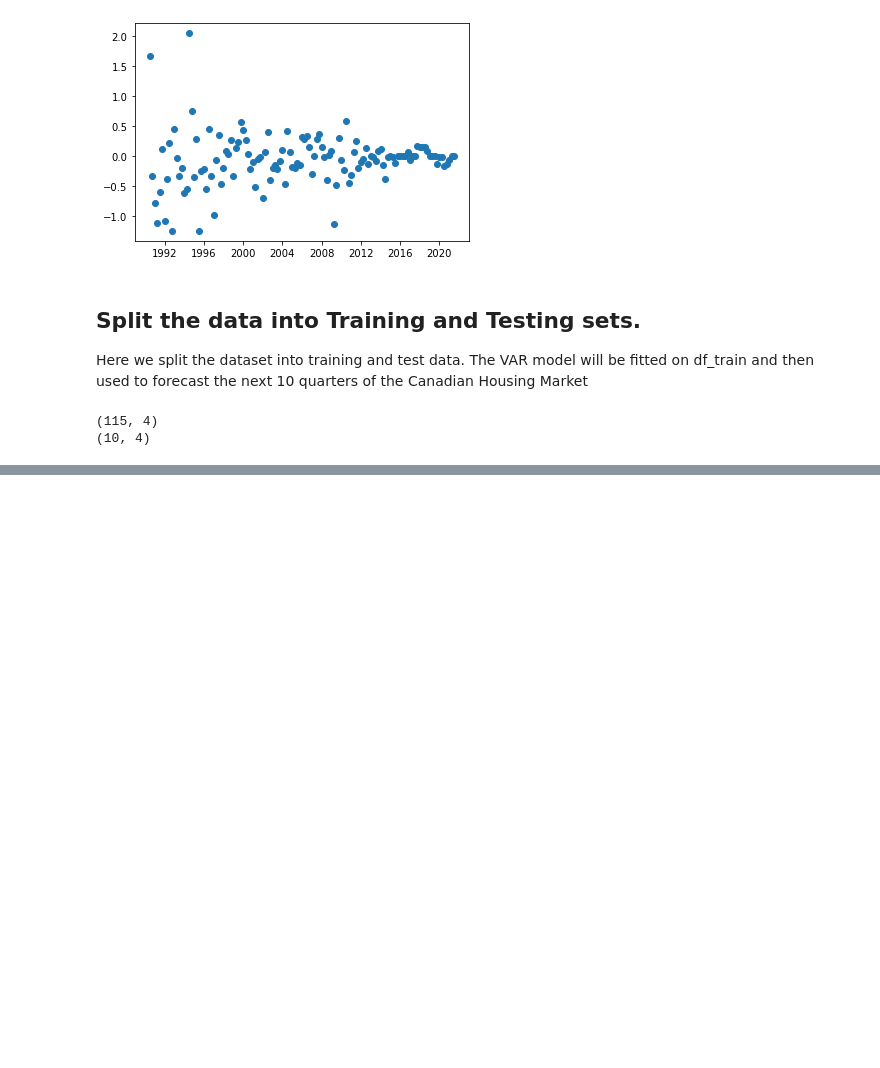
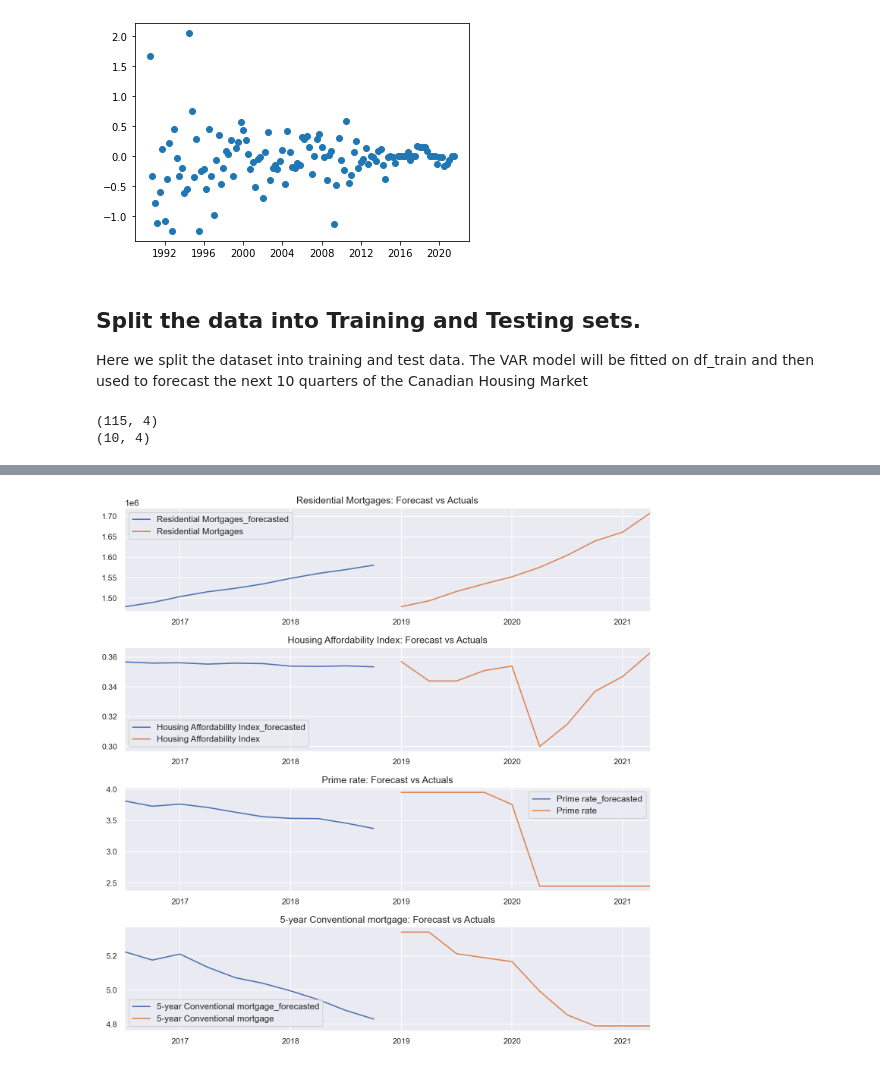
Before and after one commit to benjaminweymouth/Housing-Market-Forecasting-Time-Series-Analysis, a Jupyter notebook: Python Code/Qualitative_Multivariate Time Series.ipynb, the cells around one changed output, grey strips where cells are left out. Drawn from its saved outputs; the diff is of its cells as text; code cells hidden in the pictures; blank space fills up the shorter version.

Commit message:
VAR forecast

```diff
--- a/Python Code/Qualitative_Multivariate Time Series.ipynb
+++ b/Python Code/Qualitative_Multivariate Time Series.ipynb
@@ -731,0 +746,8 @@ results.plot()
+# %%
+lagged_values = df_train.values[-4:]
+# forecast = pd.DataFrame(results.forecast(y= lagged_values, steps=10), index = test.index, columns= ['realgdp_1d', 'realdpi_1d'])
+# forecast
+
+fc = results.forecast(y=lagged_values, steps=nobs)
+df_forecast = pd.DataFrame(fc, index=df_train.index[-nobs:], columns=df_train.columns + '_2d')
+df_forecast
@@ -731,0 +768,7 @@ results.plot()
+# %%
+forecast_1D = df_forecast.copy()
+df_forecast["Residential Mortgages_forecasted"] = housing_analysis_combined_df["Residential Mortgages"].iloc[-10-1] + forecast_1D['Residential Mortgages_2d'].cumsum()
+df_forecast["Housing Affordability Index_forecasted"] = housing_analysis_combined_df["Housing Affordability Index"].iloc[-10-1] + forecast_1D['Housing Affordability Index_2d'].cumsum()
+df_forecast["Prime rate_forecasted"] = housing_analysis_combined_df["Prime rate"].iloc[-10-1] + forecast_1D['Prime rate_2d'].cumsum()
+df_forecast["5-year Conventional mortgage_forecasted"] = housing_analysis_combined_df["5-year Conventional mortgage"].iloc[-10-1] + forecast_1D['5-year Conventional mortgage_2d'].cumsum()
+df_forecast
@@ -731,0 +787,15 @@ results.plot()
+# %%
+# plot forecast vs. actuals
+fig, axes = plt.subplots(nrows=int(len(housing_analysis_combined_df.columns)), ncols=1, dpi=150, figsize=(10,10))
+for i, (col,ax) in enumerate(zip(housing_analysis_combined_df.columns, axes.flatten())):
+    df_forecast[col+'_forecasted'].plot(legend=True, ax=ax).autoscale(axis='x',tight=True)
+    housing_analysis_combined_df[col][-nobs:].plot(legend=True, ax=ax)
+    ax.set_title(col + ": Forecast vs Actuals")
+    ax.xaxis.set_ticks_position('none')
+    ax.yaxis.set_ticks_position('none')
+    ax.spines["top"].set_alpha(0)
+    ax.tick_params(labelsize=10)
+
+plt.tight_layout()
+# %% [output]
+[figure, added]
```
Also changed, not shown: parts of 17 cells of this notebook.
